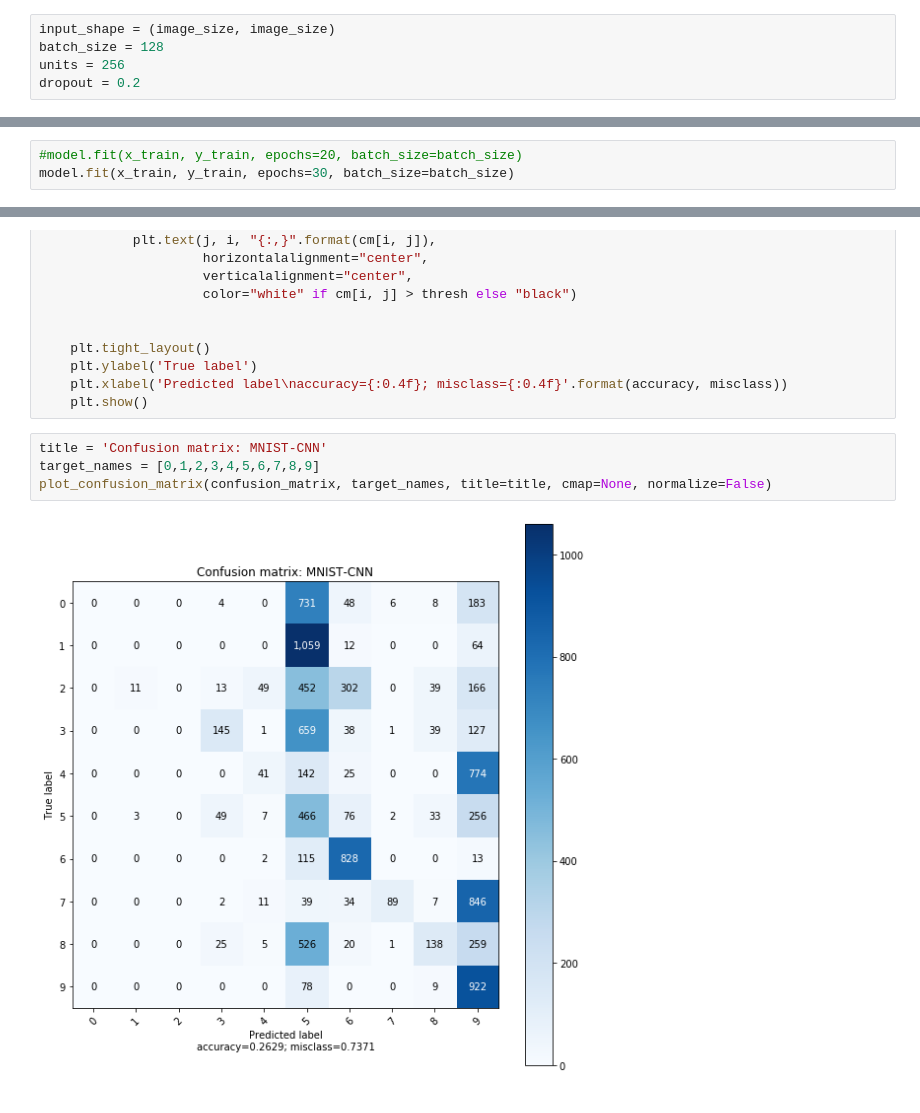
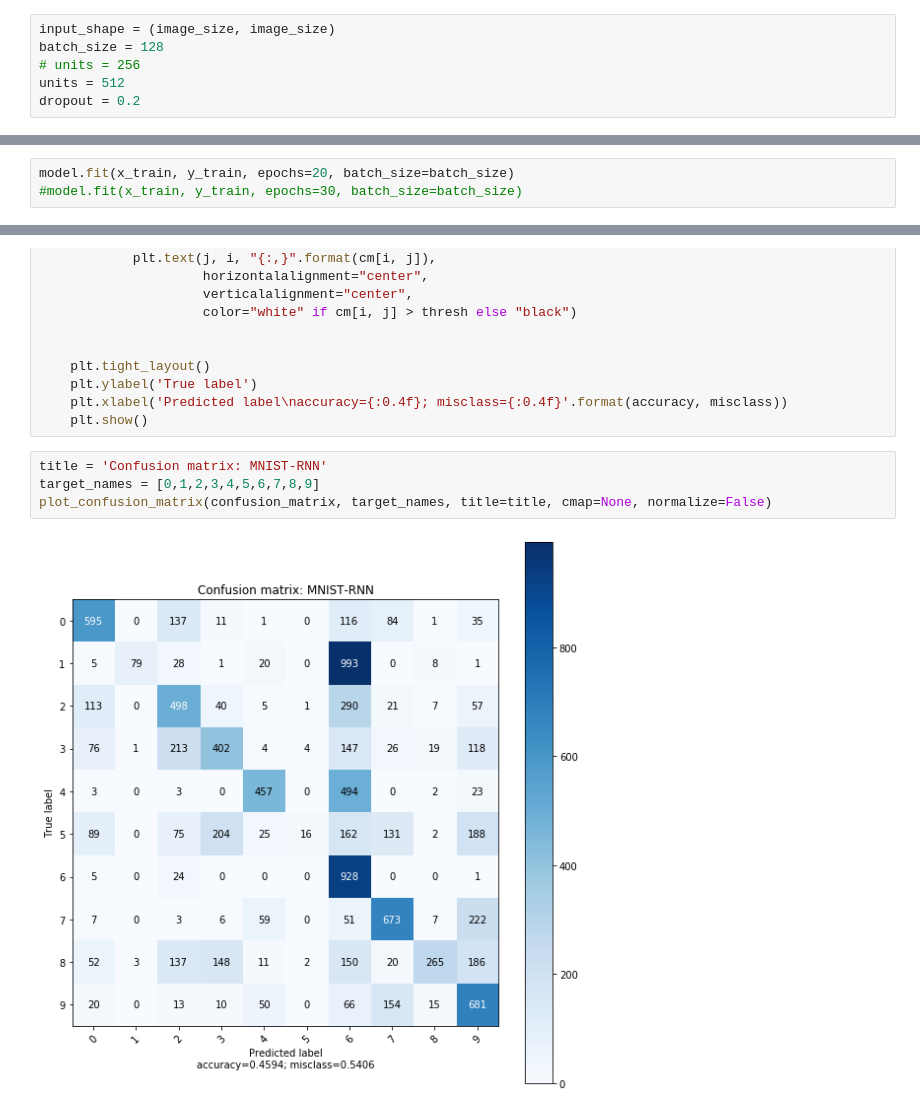
Before and after one commit to melvincabatuan/DeepLearningWithKerasWalkthrough, a Jupyter notebook: RNN_MNIST_digits_classification.ipynb, the cells around one changed output, grey strips where cells are left out. Drawn from its saved outputs; the diff is of its cells as text.

```diff
--- a/RNN_MNIST_digits_classification.ipynb
+++ b/RNN_MNIST_digits_classification.ipynb
@@ -75,7 +75,8 @@ x_test.shape
 # %%
 input_shape = (image_size, image_size)
 batch_size = 128
-units = 256
+# units = 256
+units = 512
 dropout = 0.2
 # %% [markdown]
 ## create model
@@ -121,7 +122,7 @@ model.compile(loss='categorical_crossentropy',
 # %% [markdown]
 ## train
 # %%
-#model.fit(x_train, y_train, epochs=20, batch_size=batch_size)
-model.fit(x_train, y_train, epochs=30, batch_size=batch_size)
+model.fit(x_train, y_train, epochs=20, batch_size=batch_size)
+#model.fit(x_train, y_train, epochs=30, batch_size=batch_size)
 # %% [output]
 Train on 60000 samples
@@ -249,8 +251,8 @@ def plot_confusion_matrix(cm,
     plt.xlabel('Predicted label\naccuracy={:0.4f}; misclass={:0.4f}'.format(accuracy, misclass))
     plt.show()
 # %%
-title = 'Confusion matrix: MNIST-CNN'
+title = 'Confusion matrix: MNIST-RNN'
 target_names = [0,1,2,3,4,5,6,7,8,9]
 plot_confusion_matrix(confusion_matrix, target_names, title=title, cmap=None, normalize=False)
 # %% [output]
-[figure, old version]
+[figure, new version]
```
Also changed, not shown: parts of 5 cells of this notebook, 3 other files.
